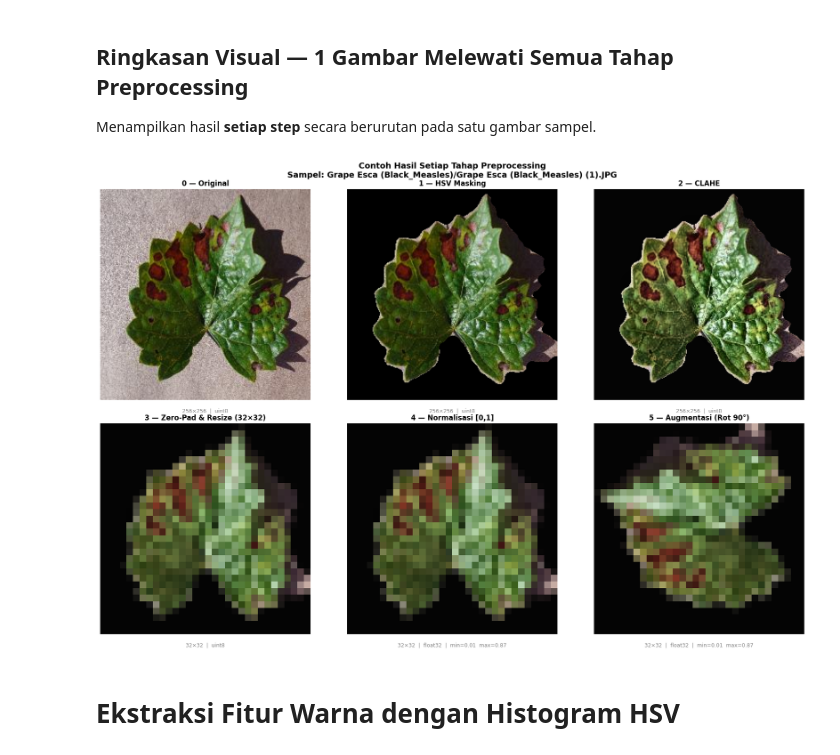
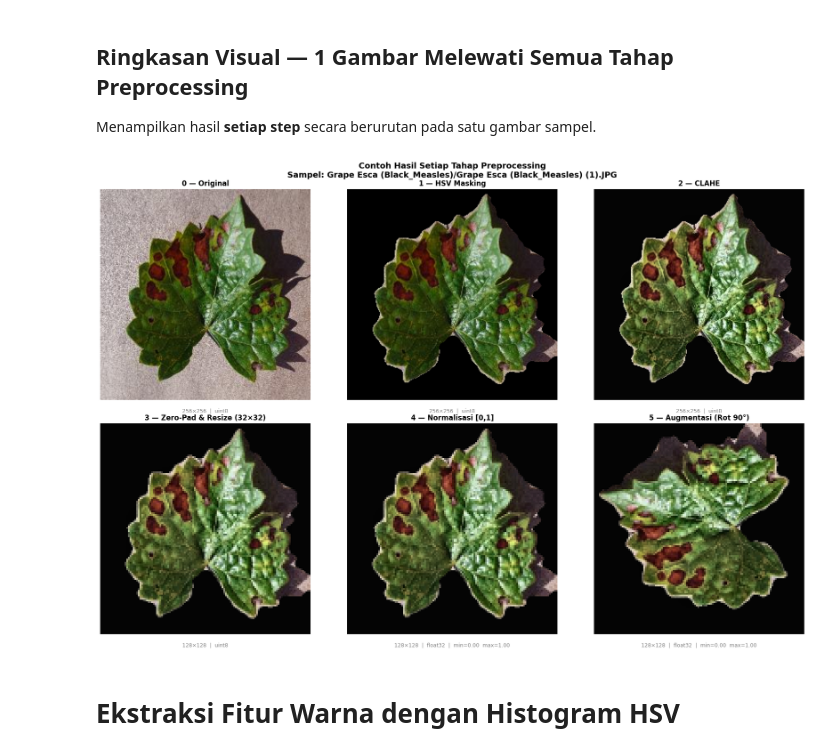
Before and after one commit to IhdalFahroni/Tubes-Exfit, a Jupyter notebook: Tubes Fitur (128x128).ipynb, the cells around one changed output. Cells and saved outputs as stored; diff of their text form; code cells hidden in the pictures.

```diff
--- a/Tubes Fitur (128x128).ipynb
+++ b/Tubes Fitur (128x128).ipynb
@@ -203,13 +203,13 @@ def zero_pad_and_resize(image_bgr, target_size=224):
 # %%
 
 # ── Demo visual ──────────────────────────────────────────────
-padded = zero_pad_and_resize(clahe_result, TARGET_SIZE1)
+padded = zero_pad_and_resize(clahe_result, TARGET_SIZE3)
 
 fig, axes = plt.subplots(1, 2, figsize=(10, 5))
 axes[0].imshow(cv2.cvtColor(clahe_result, cv2.COLOR_BGR2RGB))
 axes[0].set_title(f"Setelah CLAHE ({clahe_result.shape[1]}×{clahe_result.shape[0]})")
 axes[1].imshow(cv2.cvtColor(padded, cv2.COLOR_BGR2RGB))
-axes[1].set_title(f"Setelah Padding+Resize ({TARGET_SIZE1}×{TARGET_SIZE1})")
+axes[1].set_title(f"Setelah Padding+Resize ({TARGET_SIZE3}×{TARGET_SIZE3})")
 for ax in axes: ax.axis("off")
 plt.suptitle("Tahap 3 — Zero-Padding & Resize", fontsize=13)
 plt.tight_layout()
@@ -221,13 +221,13 @@ plt.show()
 # %%
 
 # ── Demo visual ──────────────────────────────────────────────
-padded = zero_pad_and_resize(clahe_result, TARGET_SIZE2)
+padded = zero_pad_and_resize(clahe_result, TARGET_SIZE3)
 
 fig, axes = plt.subplots(1, 2, figsize=(10, 5))
 axes[0].imshow(cv2.cvtColor(clahe_result, cv2.COLOR_BGR2RGB))
 axes[0].set_title(f"Setelah CLAHE ({clahe_result.shape[1]}×{clahe_result.shape[0]})")
 axes[1].imshow(cv2.cvtColor(padded, cv2.COLOR_BGR2RGB))
-axes[1].set_title(f"Setelah Padding+Resize ({TARGET_SIZE2}×{TARGET_SIZE2})")
+axes[1].set_title(f"Setelah Padding+Resize ({TARGET_SIZE3}×{TARGET_SIZE3})")
 for ax in axes: ax.axis("off")
 plt.suptitle("Tahap 3 — Zero-Padding & Resize", fontsize=13)
 plt.tight_layout()
@@ -359,7 +359,7 @@ original = cv2.imread(str(sample_dir / sample_file))
 # ── Jalankan tiap tahap satu per satu ────────────────────────
 step1_hsv, mask       = segment_leaf_hsv(original)
 step2_clahe           = apply_clahe(step1_hsv)
-step3_padresize       = zero_pad_and_resize(step2_clahe, TARGET_SIZE1)
+step3_padresize       = zero_pad_and_resize(step2_clahe, TARGET_SIZE3)
 step4_norm            = normalize_minmax(step3_padresize)
 step5_aug_list        = augment_image(step4_norm)
 step5_sample          = step5_aug_list[0]   # ambil rotasi 90° sebagai contoh
@@ -377,34 +377,34 @@ stages = [
 fig, axes = plt.subplots(2, 3, figsize=(18, 12))
 
 for idx, (title, img, is_uint8) in enumerate(stages):
     row, col = divmod(idx, 3)
     ax = axes[row][col]
 
     if is_uint8:
         ax.imshow(cv2.cvtColor(img, cv2.COLOR_BGR2RGB))
     else:
         # float32 [0,1] — clip untuk keamanan tampilan
         display = np.clip(cv2.cvtColor(img, cv2.COLOR_BGR2RGB), 0, 1)
         ax.imshow(display)
 
     ax.set_title(title, fontsize=12, fontweight='bold')
     ax.axis('off')
 
     # Tambahkan info shape & dtype di bawah judul
     h, w = img.shape[:2]
     dtype = img.dtype
     info = f"{w}×{h}  |  {dtype}"
     if not is_uint8:
         info += f"  |  min={img.min():.2f}  max={img.max():.2f}"
     ax.text(0.5, -0.04, info, transform=ax.transAxes,
             ha='center', va='top', fontsize=9, color='gray')
 
 plt.suptitle(f"Contoh Hasil Setiap Tahap Preprocessing\nSampel: {sample_class}/{sample_file}",
              fontsize=14, fontweight='bold')
 plt.tight_layout()
 plt.show()
 # %% [output]
-[figure, old version]
+[figure, new version]
 # %% [markdown]
 # Ekstraksi Fitur Warna dengan Histogram HSV
 # %%
```
Also changed, not shown: parts of 9 cells of this notebook, 2 other files.
